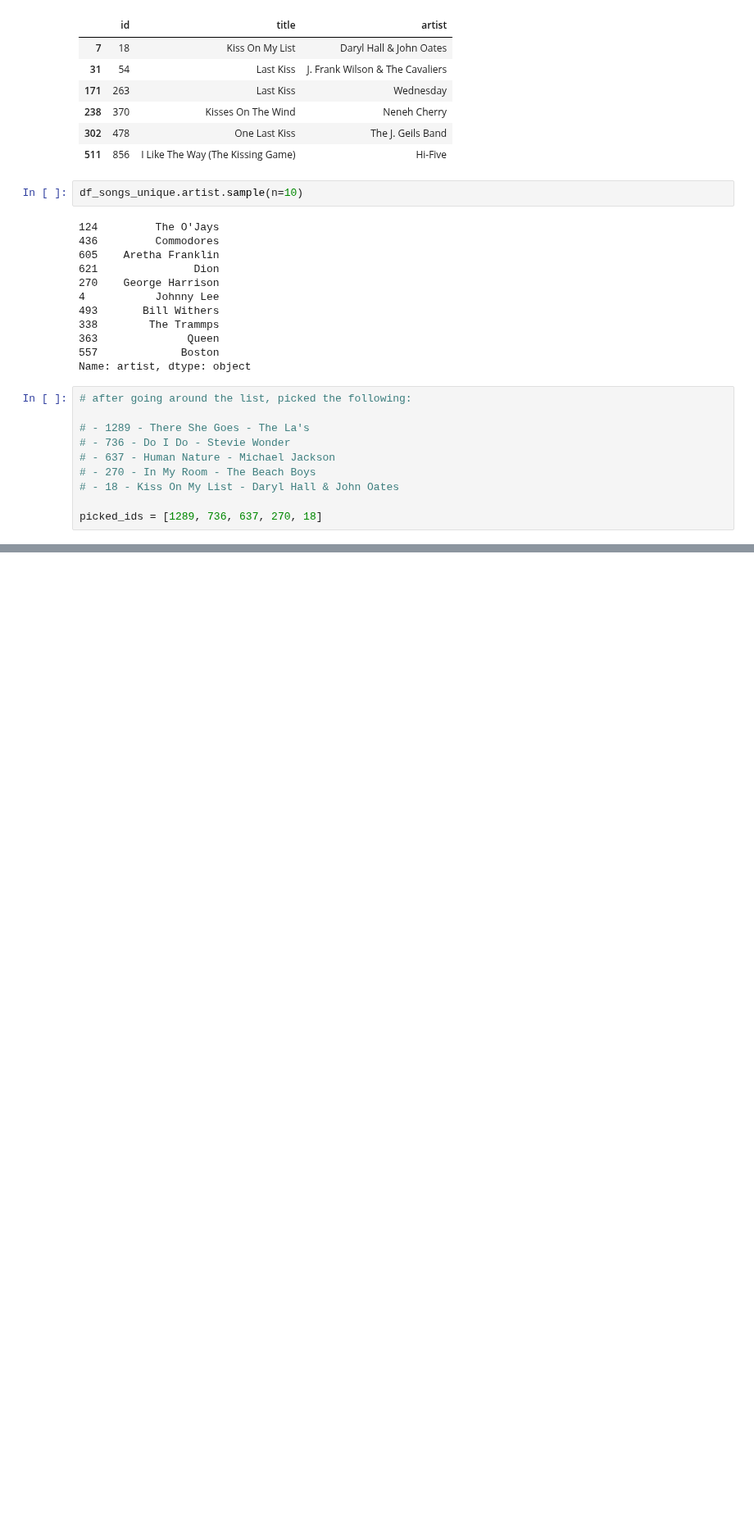
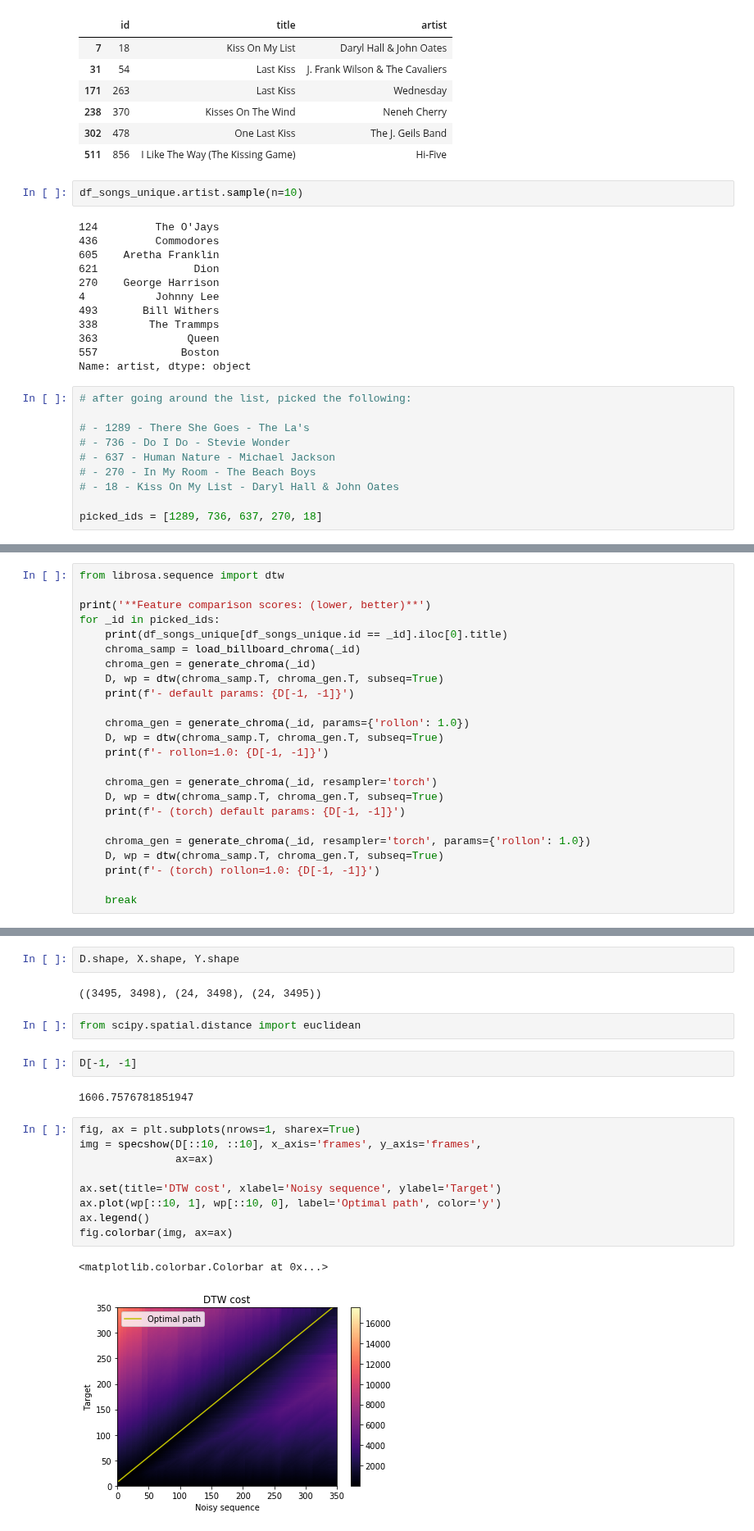
Before and after one commit to cjbayron/autochord, a Jupyter notebook: data_analysis.ipynb, the cells around one changed output, grey strips where cells are left out. Shown at 82% size. Drawn from its saved outputs; the diff is of its cells as text; blank space fills up the shorter version.

```diff
--- a/data_analysis.ipynb
+++ b/data_analysis.ipynb
@@ -207,0 +263,24 @@ picked_ids = [1289, 736, 637, 270, 18]
+# %%
+from librosa.sequence import dtw
+
+print('**Feature comparison scores: (lower, better)**')
+for _id in picked_ids:
+    print(df_songs_unique[df_songs_unique.id == _id].iloc[0].title)
+    chroma_samp = load_billboard_chroma(_id)
+    chroma_gen = generate_chroma(_id)
+    D, wp = dtw(chroma_samp.T, chroma_gen.T, subseq=True)
+    print(f'- default params: {D[-1, -1]}')
+
+    chroma_gen = generate_chroma(_id, params={'rollon': 1.0})
+    D, wp = dtw(chroma_samp.T, chroma_gen.T, subseq=True)
+    print(f'- rollon=1.0: {D[-1, -1]}')
+
+    chroma_gen = generate_chroma(_id, resampler='torch')
+    D, wp = dtw(chroma_samp.T, chroma_gen.T, subseq=True)
+    print(f'- (torch) default params: {D[-1, -1]}')
+
+    chroma_gen = generate_chroma(_id, resampler='torch', params={'rollon': 1.0})
+    D, wp = dtw(chroma_samp.T, chroma_gen.T, subseq=True)
+    print(f'- (torch) rollon=1.0: {D[-1, -1]}')
+
+    break
@@ -208,3 +294,25 @@ picked_ids = [1289, 736, 637, 270, 18]
+# %%
+D.shape, X.shape, Y.shape
+# %% [output]
+((3495, 3498), (24, 3498), (24, 3495))
+# %%
+from scipy.spatial.distance import euclidean
+# %%
+D[-1, -1]
+# %% [output]
+1606.7576781851947
+# %%
+fig, ax = plt.subplots(nrows=1, sharex=True)
+img = specshow(D[::10, ::10], x_axis='frames', y_axis='frames',
+               ax=ax)
+
+ax.set(title='DTW cost', xlabel='Noisy sequence', ylabel='Target')
+ax.plot(wp[::10, 1], wp[::10, 0], label='Optimal path', color='y')
+ax.legend()
+fig.colorbar(img, ax=ax)
+# %% [output]
+<matplotlib.colorbar.Colorbar at 0x...>
+[figure, added]
 # %%
 for _id in picked_ids[:1]:
     dirname = f'{base_dir}/{_id:04d}'
```
Also changed, not shown: parts of 10 cells of this notebook, 2 other files.
